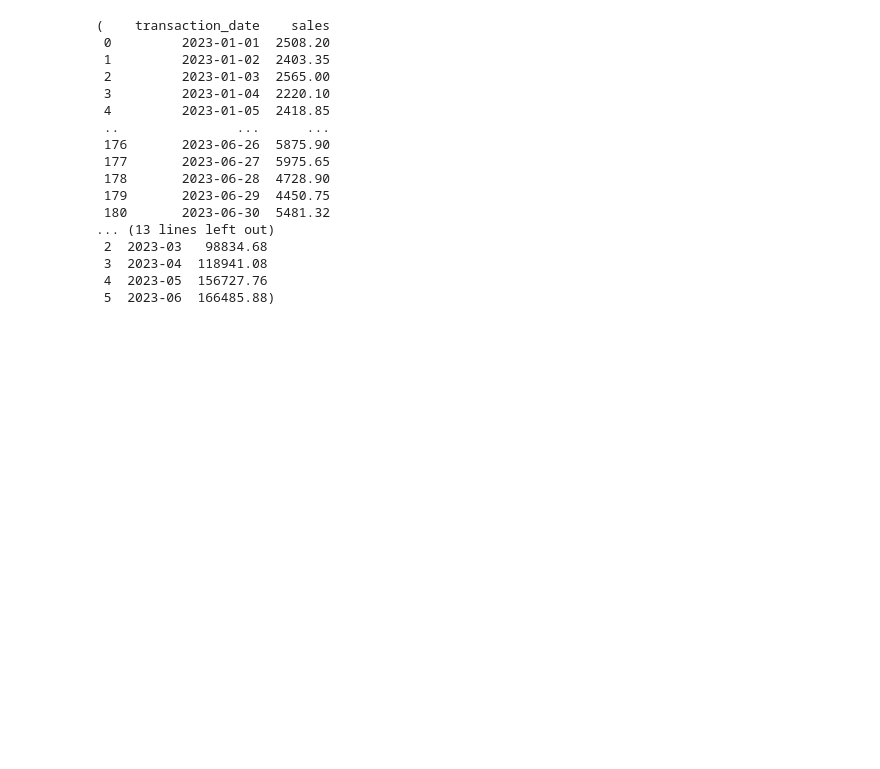
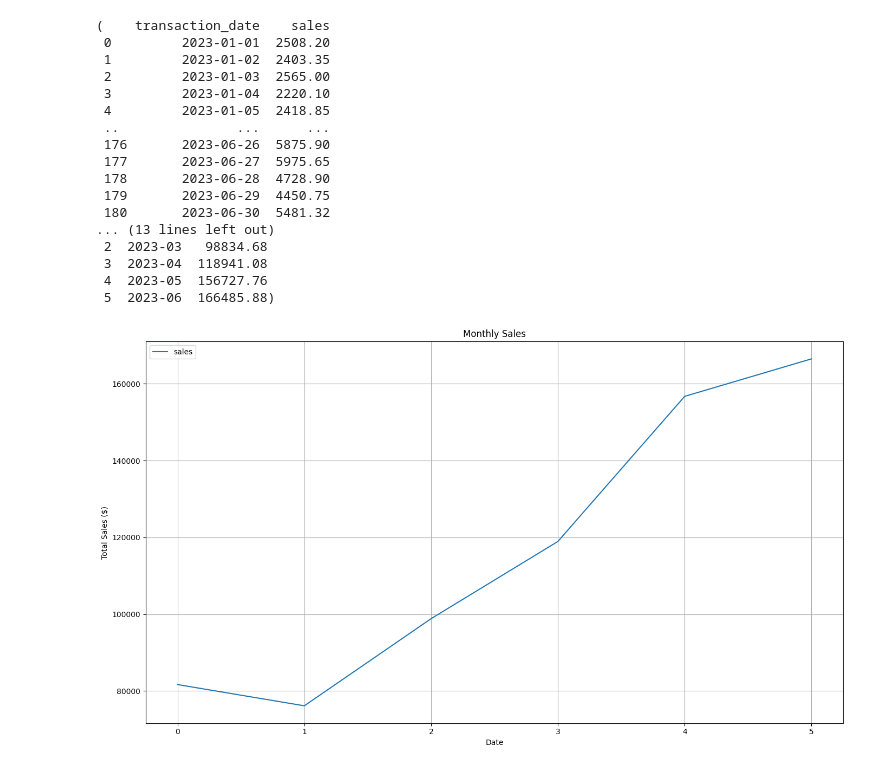
Before and after one commit to pgeneta/coffee_sales, a Jupyter notebook: coffee sales.ipynb, the cells around one changed output. Drawn from its saved outputs; the diff is of its cells as text; code cells hidden in the pictures; blank space fills up the shorter version.

Commit message:
Added more graphs

```diff
--- a/coffee sales.ipynb
+++ b/coffee sales.ipynb
@@ -187,3 +187,13 @@ daily_sales, weekly_sales, monthly_sales
  3  2023-04  118941.08
  4  2023-05  156727.76
  5  2023-06  166485.88)
+# %%
+#line graph to visualise
+monthly_sales.plot(figsize = (14,8))
+plt.title("Monthly Sales")
+plt.xlabel("Date")
+plt.ylabel("Total Sales ($)")
+plt.grid(True)
+plt.tight_layout()
+# %% [output]
+[figure, added]
```
Also changed, not shown: parts of 10 cells of this notebook.
